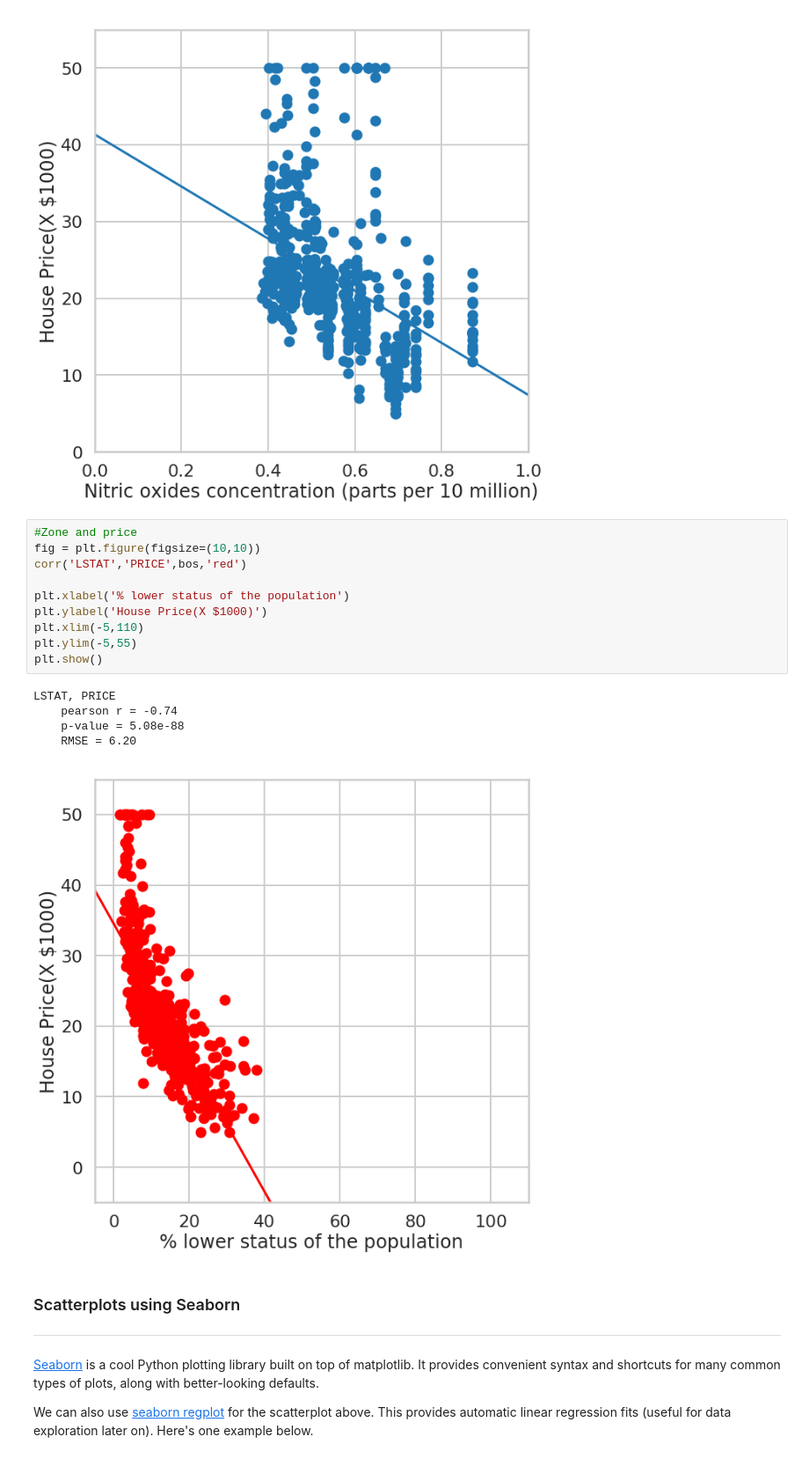
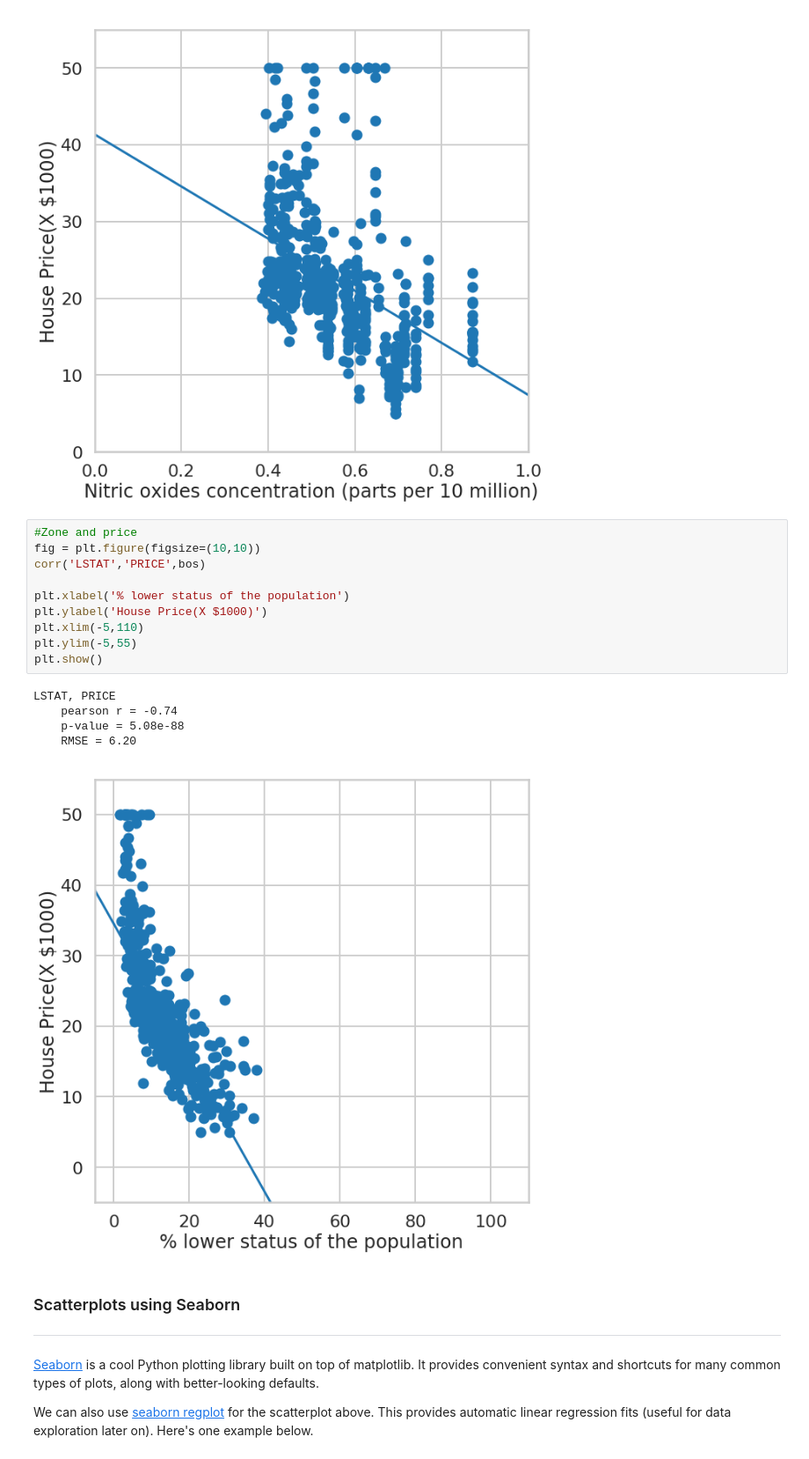
Before and after one commit to fullmetalchem15t/Springboard, a Jupyter notebook: linear_regression/Mini_Project_Linear_Regression.ipynb, the cells around one changed output. Shown at 88% size. Saved outputs shown, nothing was run; the diff lists cells and outputs as text.

```diff
--- a/linear_regression/Mini_Project_Linear_Regression.ipynb
+++ b/linear_regression/Mini_Project_Linear_Regression.ipynb
@@ -370,19 +367,19 @@ NOX, PRICE
 # %%
 #Zone and price
 fig = plt.figure(figsize=(10,10))
-corr('LSTAT','PRICE',bos,'red')
+corr('LSTAT','PRICE',bos)
 
 plt.xlabel('% lower status of the population')
 plt.ylabel('House Price(X $1000)')
 plt.xlim(-5,110)
 plt.ylim(-5,55)
 plt.show()
 # %% [output]
 LSTAT, PRICE
     pearson r = -0.74
     p-value = 5.08e-88
     RMSE = 6.20
-[figure, old version]
+[figure, new version]
 # %% [markdown]
 ### Scatterplots using Seaborn
 ***
```
Also changed, not shown: parts of 10 cells of this notebook, 4 other files.
